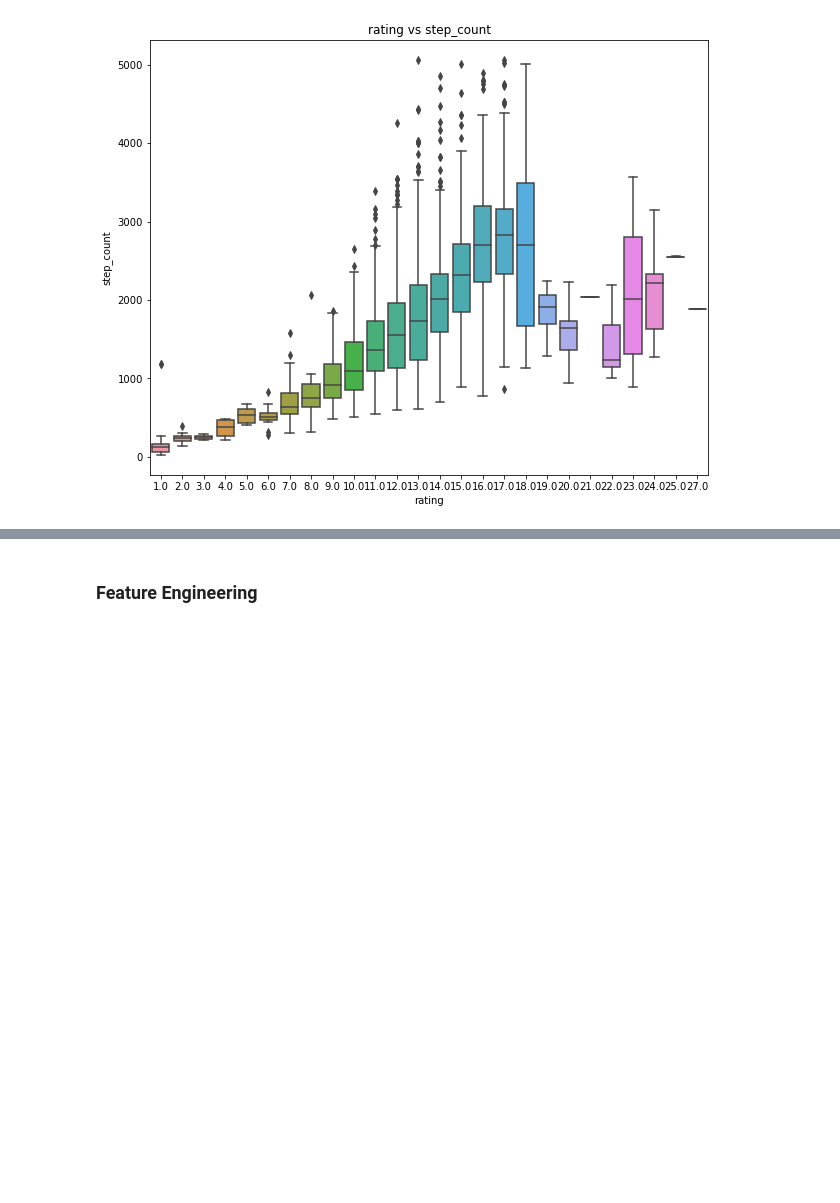
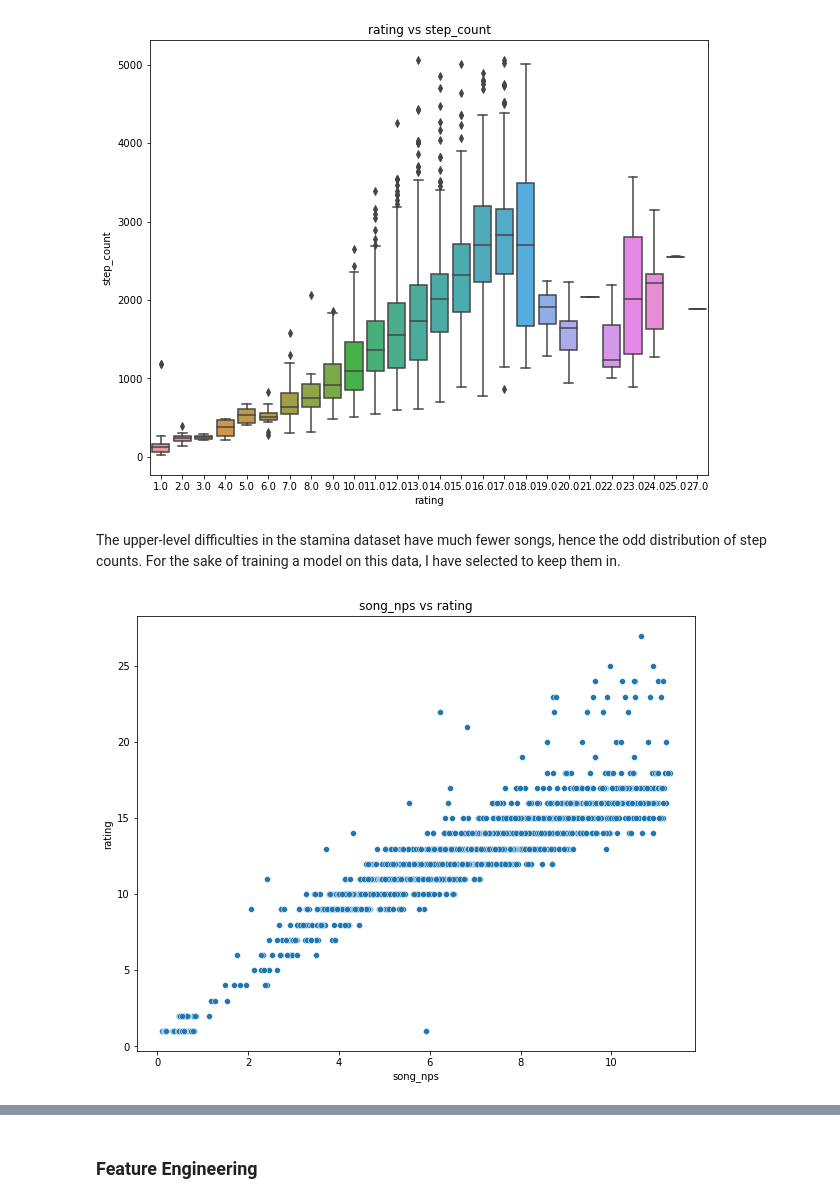
Before and after one commit to sglibova/chart-difficulty-with-machine-learning, a Jupyter notebook: final_notebook.ipynb, the cells around one changed output, grey strips where cells are left out. Drawn from its saved outputs; the diff is of its cells as text; code cells hidden in the pictures; blank space fills up the shorter version.

```diff
--- a/final_notebook.ipynb
+++ b/final_notebook.ipynb
@@ -172,3 +207,9 @@ box_plot(tech_df, 'rating')
 box_plot(stam_df, 'rating')
 # %% [output]
 [figure]
+# %% [markdown]
+The upper-level difficulties in the stamina dataset have much fewer songs, hence the odd distribution of step counts. For the sake of training a model on this data, I have selected to keep them in.
+# %%
+scatter_correlation(stam_df, 'song_nps')
+# %% [output]
+[figure, added]
```
Also changed, not shown: parts of 94 cells of this notebook, 6 other files.
